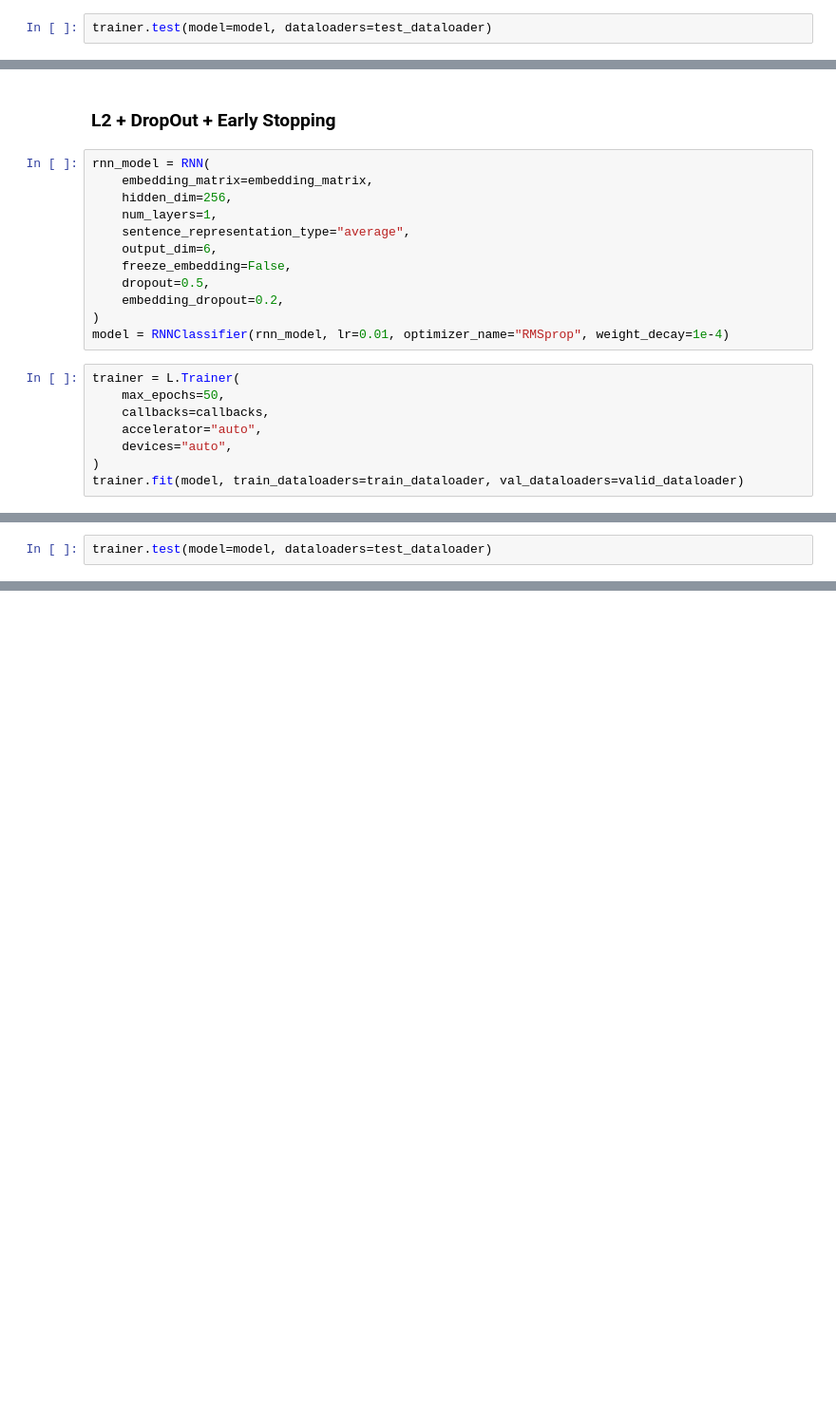
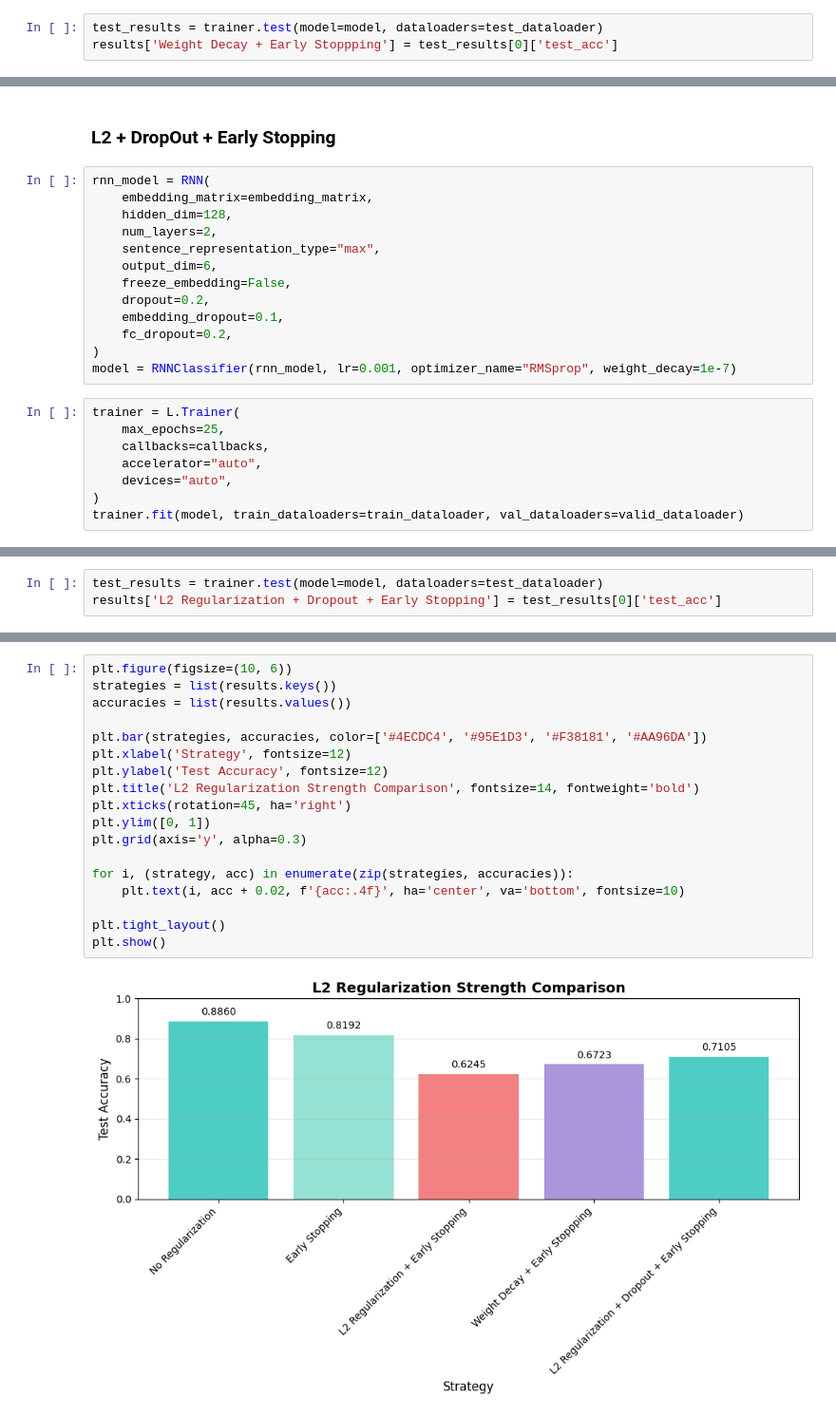
Before and after one commit to CLinnSheng/SC4002, a Jupyter notebook: part2.ipynb, the cells around one changed output, grey strips where cells are left out. Shown at 95% size. Saved outputs shown, nothing was run; the diff lists cells and outputs as text; blank space fills up the shorter version.

```diff
--- a/part2.ipynb
+++ b/part2.ipynb
@@ -459,7 +379,8 @@ LOCAL_RANK: 0 - CUDA_VISIBLE_DEVICES: [0]
 9         Modules in train mode
 0         Modules in eval mode
 # %%
-trainer.test(model=model, dataloaders=test_dataloader)
+test_results = trainer.test(model=model, dataloaders=test_dataloader)
+results['Weight Decay + Early Stoppping'] = test_results[0]['test_acc']
 # %% [output]
 LOCAL_RANK: 0 - CUDA_VISIBLE_DEVICES: [0]
 ┏━━━━━━━━━━━━━━━━━━━━━━━━━━━┳━━━━━━━━━━━━━━━━━━━━━━━━━━━┓
@@ -474,18 +394,19 @@ LOCAL_RANK: 0 - CUDA_VISIBLE_DEVICES: [0]
 # %%
 rnn_model = RNN(
     embedding_matrix=embedding_matrix,
-    hidden_dim=256,
-    num_layers=1,
-    sentence_representation_type="average",
+    hidden_dim=128,
+    num_layers=2,
+    sentence_representation_type="max",
     output_dim=6,
     freeze_embedding=False,
-    dropout=0.5,
-    embedding_dropout=0.2,
+    dropout=0.2,
+    embedding_dropout=0.1,
+    fc_dropout=0.2,
 )
-model = RNNClassifier(rnn_model, lr=0.01, optimizer_name="RMSprop", weight_decay=1e-4)
+model = RNNClassifier(rnn_model, lr=0.001, optimizer_name="RMSprop", weight_decay=1e-7)
 # %%
 trainer = L.Trainer(
-    max_epochs=50,
+    max_epochs=25,
     callbacks=callbacks,
     accelerator="auto",
     devices="auto",
@@ -510,7 +431,8 @@ LOCAL_RANK: 0 - CUDA_VISIBLE_DEVICES: [0]
 9         Modules in train mode
 0         Modules in eval mode
 # %%
-trainer.test(model=model, dataloaders=test_dataloader)
+test_results = trainer.test(model=model, dataloaders=test_dataloader)
+results['L2 Regularization + Dropout + Early Stopping'] = test_results[0]['test_acc']
 # %% [output]
 LOCAL_RANK: 0 - CUDA_VISIBLE_DEVICES: [0]
 ┏━━━━━━━━━━━━━━━━━━━━━━━━━━━┳━━━━━━━━━━━━━━━━━━━━━━━━━━━┓
@@ -522,0 +444,20 @@ LOCAL_RANK: 0 - CUDA_VISIBLE_DEVICES: [0]
+# %%
+plt.figure(figsize=(10, 6))
+strategies = list(results.keys())
+accuracies = list(results.values())
+
+plt.bar(strategies, accuracies, color=['#4ECDC4', '#95E1D3', '#F38181', '#AA96DA'])
+plt.xlabel('Strategy', fontsize=12)
+plt.ylabel('Test Accuracy', fontsize=12)
+plt.title('L2 Regularization Strength Comparison', fontsize=14, fontweight='bold')
+plt.xticks(rotation=45, ha='right')
+plt.ylim([0, 1])
+plt.grid(axis='y', alpha=0.3)
+
+for i, (strategy, acc) in enumerate(zip(strategies, accuracies)):
+    plt.text(i, acc + 0.02, f'{acc:.4f}', ha='center', va='bottom', fontsize=10)
+
+plt.tight_layout()
+plt.show()
+# %% [output]
+[figure, added]
```
Also changed, not shown: parts of 43 cells of this notebook, 6 other files.
